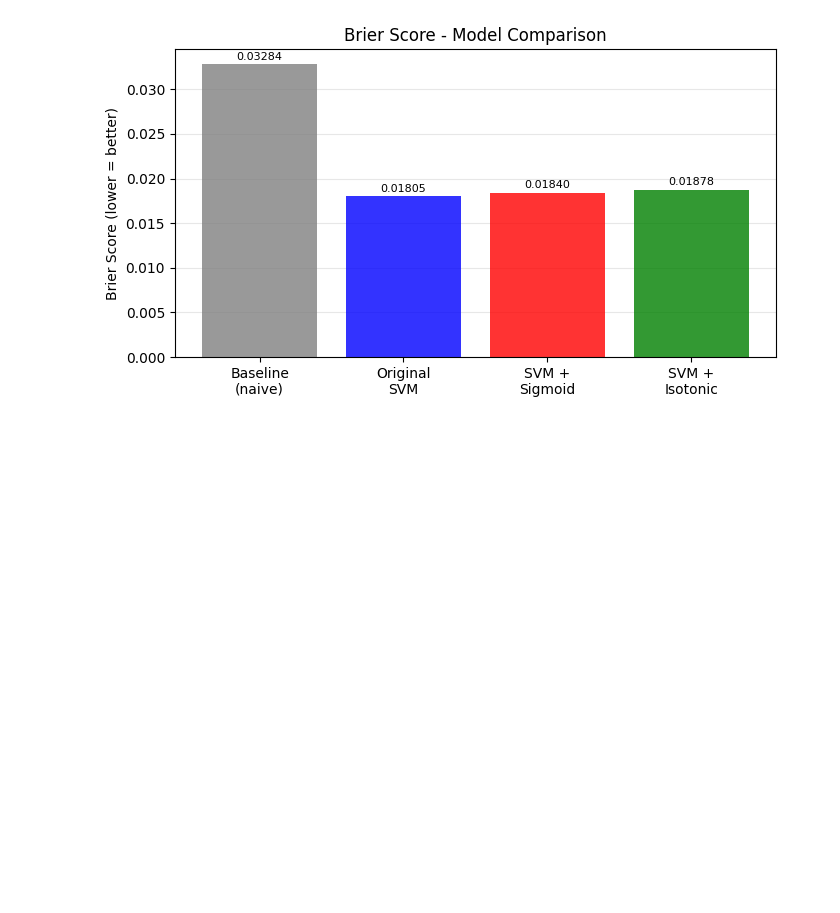
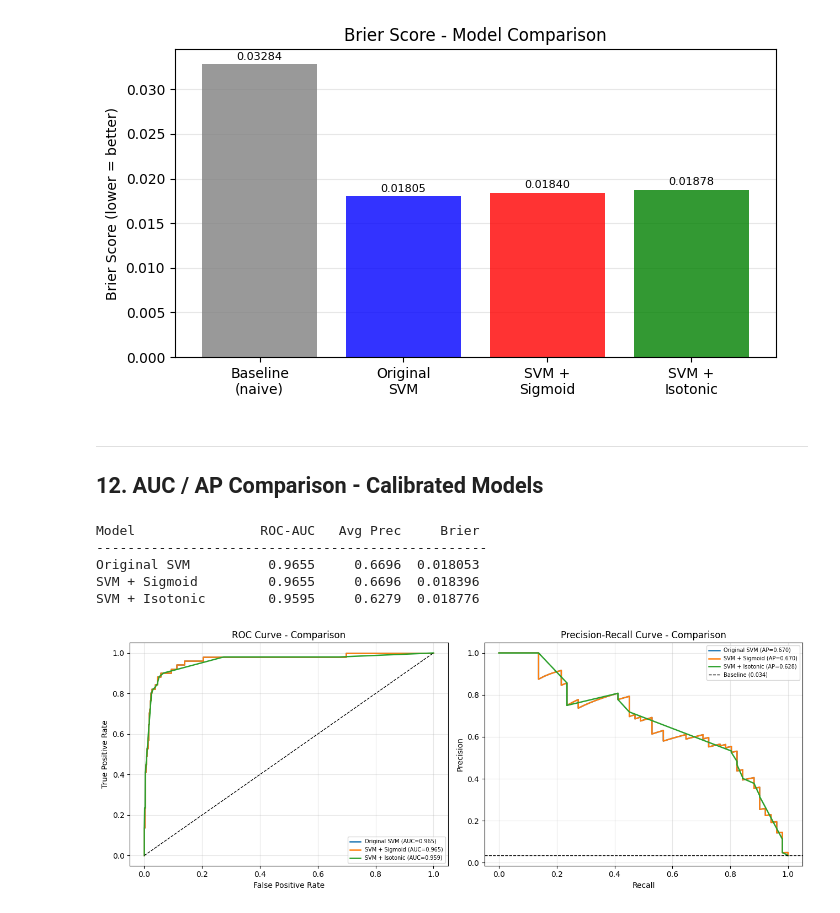
Before and after one commit to hadoyyo/Machine-Predictive-Maintenance-Expert-System, a Jupyter notebook: svm_model.ipynb, the cells around one changed output. Saved outputs shown, nothing was run; the diff lists cells and outputs as text; code cells hidden in the pictures; blank space fills up the shorter version.

Commit message:
add calibrated models AUC/AP comparison

```diff
--- a/svm_model.ipynb
+++ b/svm_model.ipynb
@@ -375,3 +375,82 @@ Original SVM: 0.018053  (skill: +0.4503)
 SVM + Sigmoid: 0.018396  (skill: +0.4399)
 SVM + Isotonic: 0.018776  (skill: +0.4283)
 [figure]
+# %% [markdown]
+---
+## 12. AUC / AP Comparison - Calibrated Models
+# %%
+results = {
+    'Original SVM': (
+        y_proba,
+        roc_auc_score(y_test, y_proba),
+        average_precision_score(y_test, y_proba)
+    ),
+    'SVM + Sigmoid': (
+        y_proba_sigmoid,
+        roc_auc_score(y_test, y_proba_sigmoid),
+        average_precision_score(y_test, y_proba_sigmoid)
+    ),
+    'SVM + Isotonic': (
+        y_proba_isotonic,
+        roc_auc_score(y_test, y_proba_isotonic),
+        average_precision_score(y_test, y_proba_isotonic)
+    ),
+}
+
+print(f'{"Model":<18} {"ROC-AUC":>9} {"Avg Prec":>10} {"Brier":>9}')
+print('-' * 50)
+
+briery = [brier_orig, brier_sigmoid, brier_isotonic]
+
+for (name, (_, auc, ap)), brier in zip(results.items(), briery):
+    print(f'{name:<18} {auc:>9.4f} {ap:>10.4f} {brier:>9.6f}')
+
+fig, axes = plt.subplots(1, 2, figsize=(13, 5))
+
+for name, (proba, auc, ap) in results.items():
+    fpr_i, tpr_i, _ = roc_curve(y_test, proba)
+    axes[0].plot(
+        fpr_i,
+        tpr_i,
+        lw=1.8,
+        label=f'{name} (AUC={auc:.3f})'
+    )
+
+    prec_i, rec_i, _ = precision_recall_curve(y_test, proba)
+    axes[1].plot(
+        rec_i,
+        prec_i,
+        lw=1.8,
+        label=f'{name} (AP={ap:.3f})'
+    )
+
+axes[0].plot([0, 1], [0, 1], 'k--', lw=1)
+axes[0].set_title('ROC Curve - Comparison')
+axes[0].set_xlabel('False Positive Rate')
+axes[0].set_ylabel('True Positive Rate')
+axes[0].legend(fontsize=7)
+axes[0].grid(True, alpha=0.3)
+
+axes[1].axhline(
+    y_test.mean(),
+    color='k',
+    linestyle='--',
+    lw=1,
+    label=f'Baseline ({y_test.mean():.3f})'
+)
+
+axes[1].set_title('Precision-Recall Curve - Comparison')
+axes[1].set_xlabel('Recall')
+axes[1].set_ylabel('Precision')
+axes[1].legend(fontsize=7)
+axes[1].grid(True, alpha=0.3)
+
+plt.tight_layout()
+plt.show()
+# %% [output]
+Model                ROC-AUC   Avg Prec     Brier
+--------------------------------------------------
+Original SVM          0.9655     0.6696  0.018053
+SVM + Sigmoid         0.9655     0.6696  0.018396
+SVM + Isotonic        0.9595     0.6279  0.018776
+[figure, added]
```
Also changed, not shown: parts of 6 cells of this notebook.
